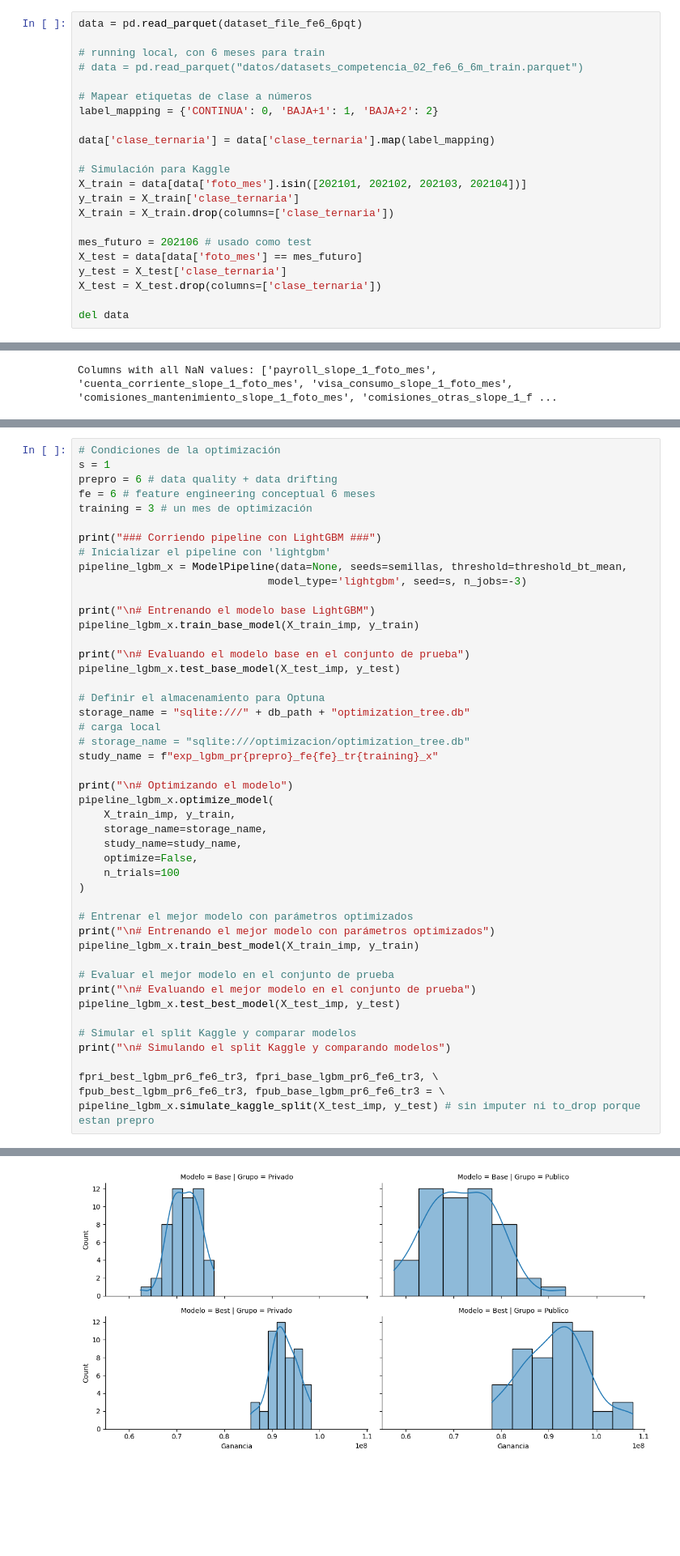
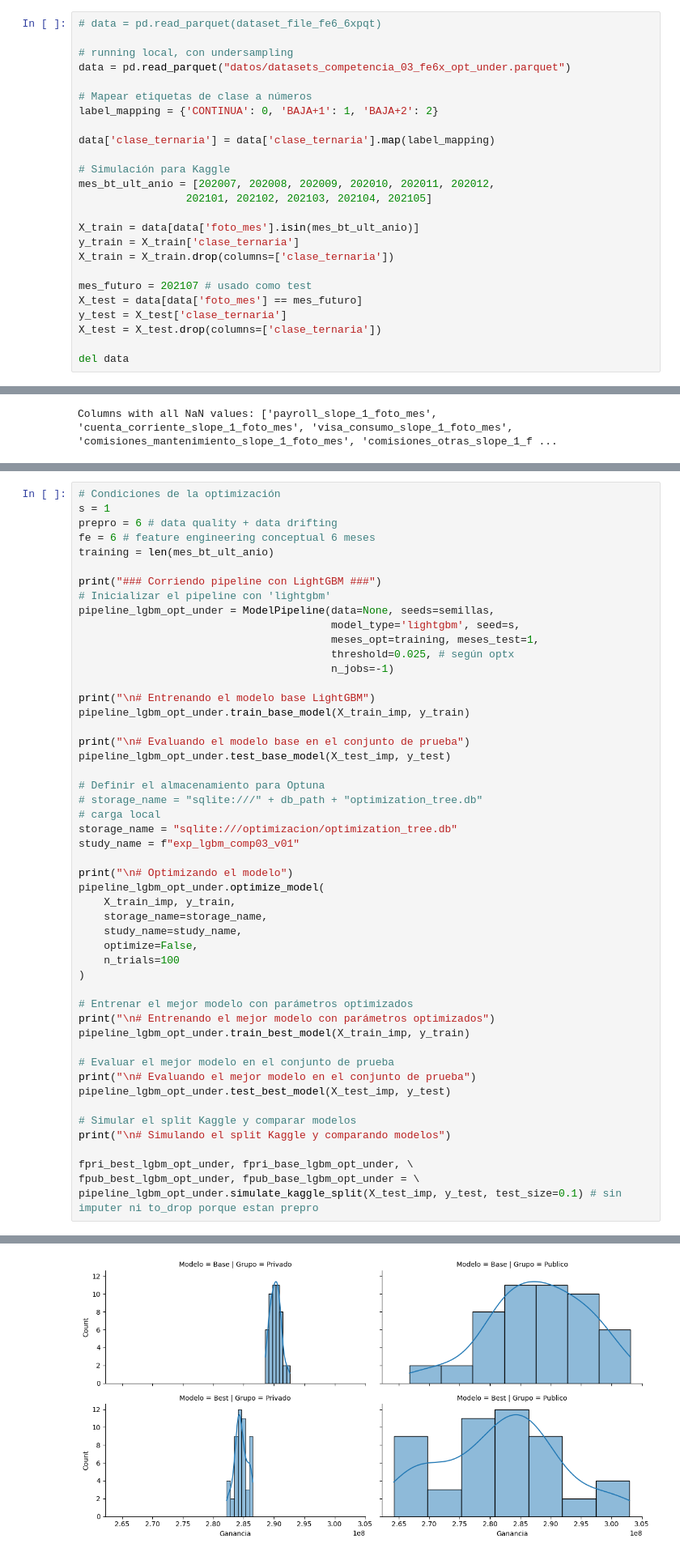
Before and after one commit to sstedoldi/dmeyf2024, a Jupyter notebook: comp_03/comp03_pipeline_comp.ipynb, the cells around one changed output, grey strips where cells are left out. Shown at 81% size. Cells and saved outputs as stored; diff of their text form; blank space fills up the shorter version.

Commit message:
comp03 para opt

```diff
--- a/comp_03/comp03_pipeline_comp.ipynb
+++ b/comp_03/comp03_pipeline_comp.ipynb
@@ -97,8 +100,8 @@ semillas = [437809, 327347, 392879, 455783, 217163]
 # %%
-data = pd.read_parquet(dataset_file_fe6_6pqt)
+# data = pd.read_parquet(dataset_file_fe6_6xpqt)
 
-# running local, con 6 meses para train
-# data = pd.read_parquet("datos/datasets_competencia_02_fe6_6_6m_train.parquet")
+# running local, con undersampling
+data = pd.read_parquet("datos/datasets_competencia_03_fe6x_opt_under.parquet")
 
 # Mapear etiquetas de clase a números
 label_mapping = {'CONTINUA': 0, 'BAJA+1': 1, 'BAJA+2': 2}
@@ -106,11 +109,14 @@ label_mapping = {'CONTINUA': 0, 'BAJA+1': 1, 'BAJA+2': 2}
 data['clase_ternaria'] = data['clase_ternaria'].map(label_mapping)
 
 # Simulación para Kaggle
-X_train = data[data['foto_mes'].isin([202101, 202102, 202103, 202104])]
+mes_bt_ult_anio = [202007, 202008, 202009, 202010, 202011, 202012,
+                 202101, 202102, 202103, 202104, 202105]
+
+X_train = data[data['foto_mes'].isin(mes_bt_ult_anio)]
 y_train = X_train['clase_ternaria']
 X_train = X_train.drop(columns=['clase_ternaria'])
 
-mes_futuro = 202106 # usado como test
+mes_futuro = 202107 # usado como test
 X_test = data[data['foto_mes'] == mes_futuro]
 y_test = X_test['clase_ternaria']
 X_test = X_test.drop(columns=['clase_ternaria'])
@@ -163,27 +165,30 @@ comp02_fe6_6.ipynb
 s = 1
 prepro = 6 # data quality + data drifting
 fe = 6 # feature engineering conceptual 6 meses
-training = 3 # un mes de optimización
+training = len(mes_bt_ult_anio)
 
 print("### Corriendo pipeline con LightGBM ###")
 # Inicializar el pipeline con 'lightgbm'
-pipeline_lgbm_x = ModelPipeline(data=None, seeds=semillas, threshold=threshold_bt_mean,
-                              model_type='lightgbm', seed=s, n_jobs=-3)
+pipeline_lgbm_opt_under = ModelPipeline(data=None, seeds=semillas,
+                                        model_type='lightgbm', seed=s,
+                                        meses_opt=training, meses_test=1,
+                                        threshold=0.025, # según optx
+                                        n_jobs=-1)
 
 print("\n# Entrenando el modelo base LightGBM")
-pipeline_lgbm_x.train_base_model(X_train_imp, y_train)
+pipeline_lgbm_opt_under.train_base_model(X_train_imp, y_train)
 
 print("\n# Evaluando el modelo base en el conjunto de prueba")
-pipeline_lgbm_x.test_base_model(X_test_imp, y_test)
+pipeline_lgbm_opt_under.test_base_model(X_test_imp, y_test)
 
 # Definir el almacenamiento para Optuna
-storage_name = "sqlite:///" + db_path + "optimization_tree.db"
+# storage_name = "sqlite:///" + db_path + "optimization_tree.db"
 # carga local
-# storage_name = "sqlite:///optimizacion/optimization_tree.db"
-study_name = f"exp_lgbm_pr{prepro}_fe{fe}_tr{training}_x"
+storage_name = "sqlite:///optimizacion/optimization_tree.db"
+study_name = f"exp_lgbm_comp03_v01"
 
 print("\n# Optimizando el modelo")
-pipeline_lgbm_x.optimize_model(
+pipeline_lgbm_opt_under.optimize_model(
     X_train_imp, y_train,
     storage_name=storage_name,
     study_name=study_name,
@@ -193,18 +198,18 @@ pipeline_lgbm_x.optimize_model(
 
 # Entrenar el mejor modelo con parámetros optimizados
 print("\n# Entrenando el mejor modelo con parámetros optimizados")
-pipeline_lgbm_x.train_best_model(X_train_imp, y_train)
+pipeline_lgbm_opt_under.train_best_model(X_train_imp, y_train)
 
 # Evaluar el mejor modelo en el conjunto de prueba
 print("\n# Evaluando el mejor modelo en el conjunto de prueba")
-pipeline_lgbm_x.test_best_model(X_test_imp, y_test)
+pipeline_lgbm_opt_under.test_best_model(X_test_imp, y_test)
 
 # Simular el split Kaggle y comparar modelos
 print("\n# Simulando el split Kaggle y comparando modelos")
 
-fpri_best_lgbm_pr6_fe6_tr3, fpri_base_lgbm_pr6_fe6_tr3, \
-fpub_best_lgbm_pr6_fe6_tr3, fpub_base_lgbm_pr6_fe6_tr3 = \
-pipeline_lgbm_x.simulate_kaggle_split(X_test_imp, y_test) # sin imputer ni to_drop porque estan prepro
+fpri_best_lgbm_opt_under, fpri_base_lgbm_opt_under, \
+fpub_best_lgbm_opt_under, fpub_base_lgbm_opt_under = \
+pipeline_lgbm_opt_under.simulate_kaggle_split(X_test_imp, y_test, test_size=0.1) # sin imputer ni to_drop porque estan prepro
 # %% [output]
 ### Corriendo pipeline con LightGBM ###
 
@@ -243 +242 @@ Mejores parámetros para lightgbm: {'n_estimators': 466, 'num_leaves': 57, 'lear
-[figure, old version]
+[figure, new version]
```
Also changed, not shown: parts of 20 cells of this notebook, 7 other files.
